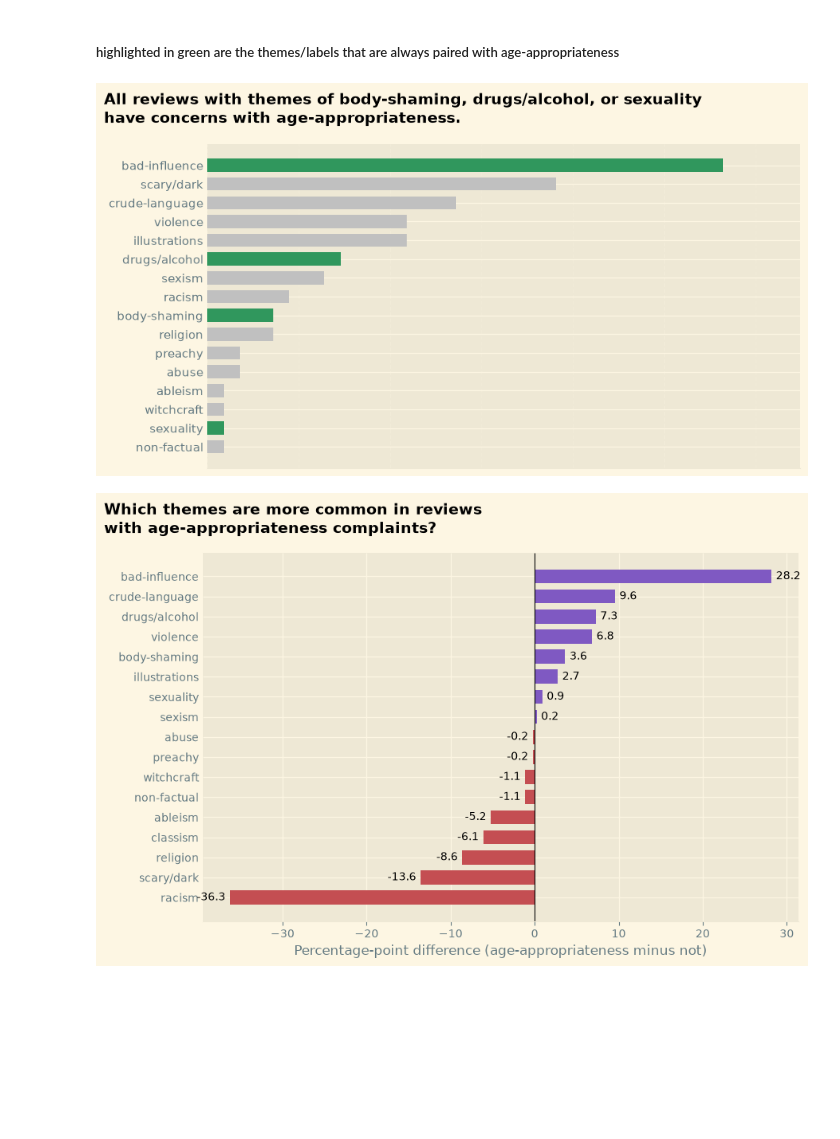
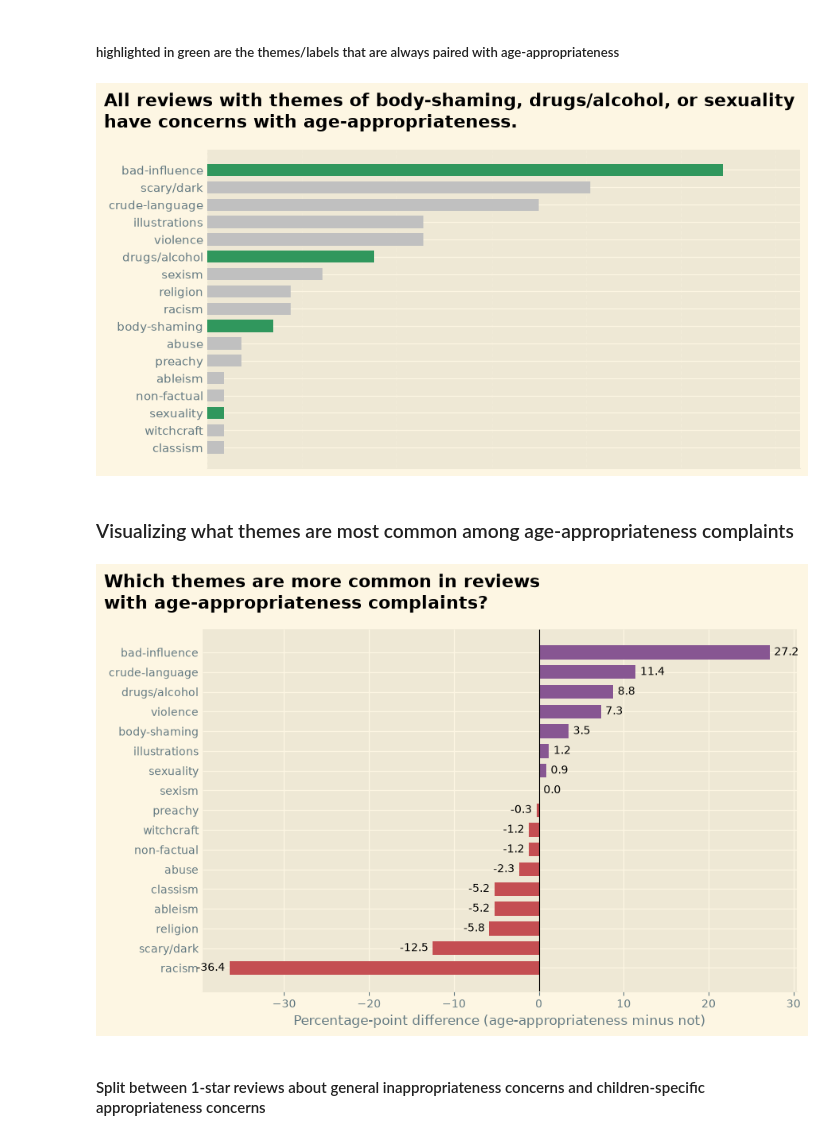
Before and after one commit to sofiabbas17-cmyk/Goodreads-Team, a Jupyter notebook: sofia_branch_work.ipynb, the cells around one changed output. Cells and saved outputs as stored; diff of their text form; code cells hidden in the pictures; blank space fills up the shorter version.

```diff
--- a/sofia_branch_work.ipynb
+++ b/sofia_branch_work.ipynb
@@ -237,7 +242,7 @@ Topic 7 (922 reviews): like, really, did, felt, wanted, thought, feel, people, d
 # %%
 from sklearn.preprocessing import MultiLabelBinarizer
 
-df = pd.read_csv("inappropriate_reviews_handlabels.csv") # reading in the hand-labeled reviews from the CSV file
+df = pd.read_csv("inappropriate_reviews_labels.csv") # reading in the hand-labeled reviews from the CSV file
 df["labels"] = df["labels"].fillna("").str.split(";").apply(   # splitting the labels column into a list of labels for each review, including labels separated by semicolons, and filling in any missing values with an empty string
     lambda xs: [x.strip() for x in xs if x.strip()] # removing any stray spaces and empty strings from the list of labels
 )
@@ -508,52 +521,52 @@ plt.show()
 # %%
 data = pct_others_and_age.sort_values()
 
 highlight = ["bad-influence", "body-shaming", "drugs/alcohol", "sexuality"]
 colors = ["#30975d" if label in highlight else "#C0C0C0" for label in data.index]
 
 fig, ax = plt.subplots(figsize=(9, 5))
 bars = ax.barh(data.index, data.values, color=colors, height=0.7)
 
 fig.suptitle("All reviews with themes of body-shaming, drugs/alcohol, or sexuality\nhave concerns with age-appropriateness.",
-             x=0.01, ha="left", fontsize=14, fontweight="bold")
+             x=0.01, ha="left", fontsize=16, fontweight="bold")
 ax.set_xlabel("", fontsize=11)
 ax.set_ylabel("")
 
 for side in ["top", "right", "left"]:
     ax.spines[side].set_visible(False)
 ax.tick_params(axis="y", length=0, labelsize=11)
 ax.tick_params(axis="x", bottom=False, labelbottom=False)
 ax.xaxis.grid(True, linestyle="--", alpha=0.3)
 ax.set_axisbelow(True)
 ax.set_xlim(0, data.max() * 1.15)
 
 plt.tight_layout()
 plt.show()
 # %% [output]
-[figure, old version]
+[figure, new version]
+# %% [markdown]
+### Visualizing what themes are most common among age-appropriateness complaints
 # %%
-target = "age-appropriateness"
+target = "age-appropriateness" # creating an object of the label we're looking at
 
-# 1. One row per (review, label), excluding the target label itself
-others = df_inappropriate.explode("labels")
-others = others[others["labels"] != target].dropna(subset=["labels"])
+others = df_inappropriate.explode("labels") # creating an object of other labels. using explode the separate multiple labels in a review into their own rows
+others = others[others["labels"] != target].dropna(subset=["labels"]) # dropping target so it won't have a bar
 
-# 2. Count each label within each group
-counts = others.groupby(["labels", "has_age"]).size().unstack(fill_value=0)
+counts = others.groupby(["labels", "has_age"]).size().unstack(fill_value=0) # counting each label and their appearance in "age-appropriateness" reviews
 counts = counts.rename(columns={True: "Age-appropriateness", False: "Not age-appropriateness"})
 
-# 3. Convert counts to percent of reviews in each group
+# making a series with the numbers of both groups
 group_sizes = pd.Series({
     "Age-appropriateness": len(df_age_only),
     "Not age-appropriateness": len(df_not_age),
 })
 pct = counts / group_sizes * 100
 
-# 4. Difference in percentage points
+# calculating difference in percentage points
 diff = (pct["Age-appropriateness"] - pct["Not age-appropriateness"]).sort_values()
 
-# 5. Plot
-colors = ["#C44E52" if v < 0 else "#7f59c2" for v in diff]
+# plotting the data
+colors = ["#C44E52" if v < 0 else "#875692" for v in diff]
 
 fig, ax = plt.subplots(figsize=(9, 6))
 bars = ax.barh(diff.index, diff.values, color=colors, height=0.7)
@@ -567,8 +580,10 @@ for side in ["top", "right", "left"]:
 ax.tick_params(axis="y", length=0)
 
 fig.suptitle("Which themes are more common in reviews\nwith age-appropriateness complaints?",
-             x=0.01, ha="left", fontsize=14, fontweight="bold")
+             x=0.01, ha="left", fontsize=16, fontweight="bold")
 plt.tight_layout()
 plt.show()
 # %% [output]
-[figure, old version]
+[figure, new version]
+# %% [markdown]
+#### Split between 1-star reviews about general inappropriateness concerns and children-specific appropriateness concerns
```
Also changed, not shown: parts of 25 cells of this notebook, 6 other files.
